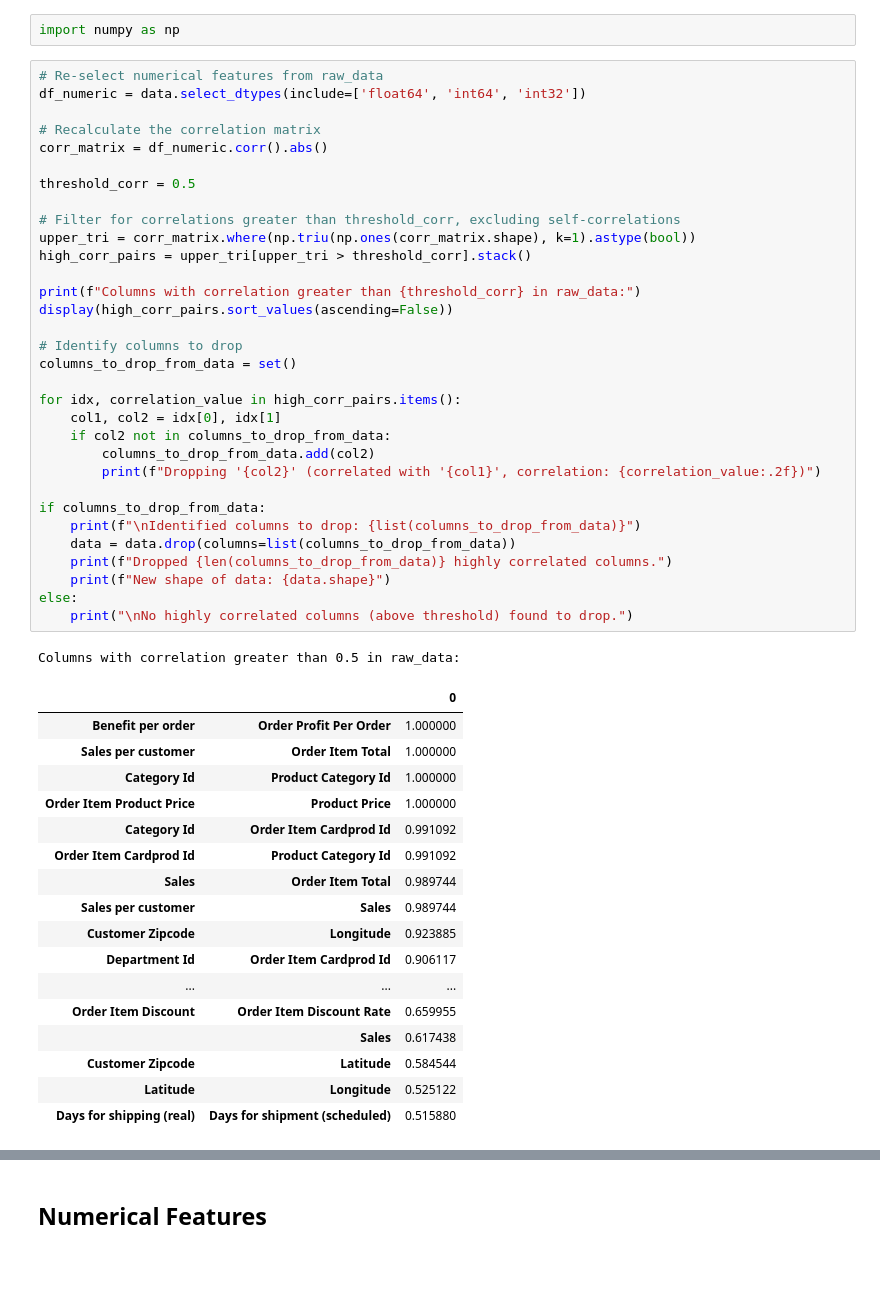
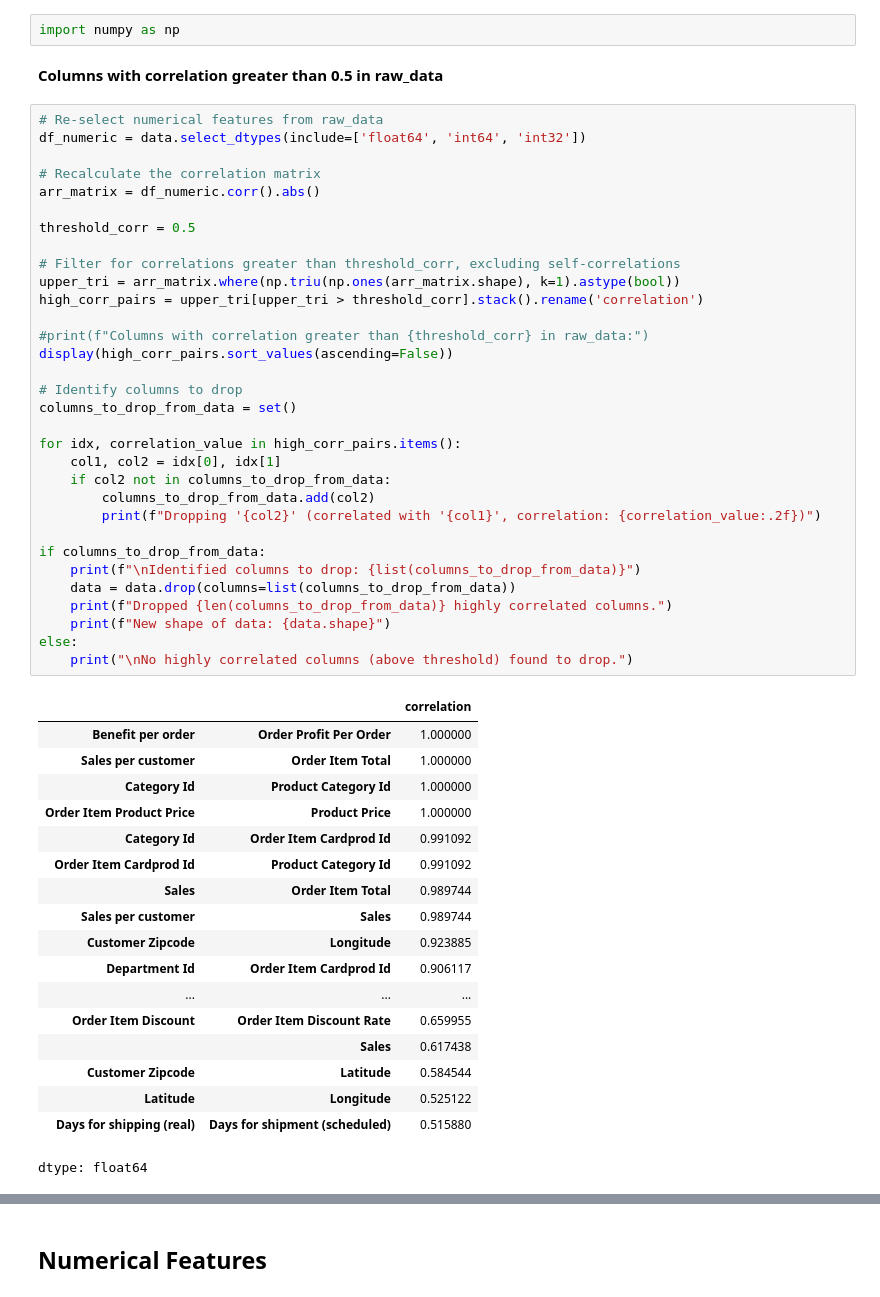
Before and after one commit to tnralakus/stockout_prediction, a Jupyter notebook: stockout_prediction.ipynb, the cells around one changed output, grey strips where cells are left out. Cells and saved outputs as stored; diff of their text form; blank space fills up the shorter version.

```diff
--- a/stockout_prediction.ipynb
+++ b/stockout_prediction.ipynb
@@ -321,54 +342,56 @@ df_numeric.corr()
 22 rows × 22 columns
 # %%
 import numpy as np
+# %% [markdown]
+**Columns with correlation greater than 0.5 in raw_data**
 # %%
 # Re-select numerical features from raw_data
 df_numeric = data.select_dtypes(include=['float64', 'int64', 'int32'])
 
 # Recalculate the correlation matrix
-corr_matrix = df_numeric.corr().abs()
+arr_matrix = df_numeric.corr().abs()
 
 threshold_corr = 0.5
 
 # Filter for correlations greater than threshold_corr, excluding self-correlations
-upper_tri = corr_matrix.where(np.triu(np.ones(corr_matrix.shape), k=1).astype(bool))
-high_corr_pairs = upper_tri[upper_tri > threshold_corr].stack()
+upper_tri = arr_matrix.where(np.triu(np.ones(arr_matrix.shape), k=1).astype(bool))
+high_corr_pairs = upper_tri[upper_tri > threshold_corr].stack().rename('correlation')
 
-print(f"Columns with correlation greater than {threshold_corr} in raw_data:")
+#print(f"Columns with correlation greater than {threshold_corr} in raw_data:")
 display(high_corr_pairs.sort_values(ascending=False))
 
 # Identify columns to drop
 columns_to_drop_from_data = set()
 
 for idx, correlation_value in high_corr_pairs.items():
     col1, col2 = idx[0], idx[1]
     if col2 not in columns_to_drop_from_data:
         columns_to_drop_from_data.add(col2)
         print(f"Dropping '{col2}' (correlated with '{col1}', correlation: {correlation_value:.2f})")
 
 if columns_to_drop_from_data:
     print(f"\nIdentified columns to drop: {list(columns_to_drop_from_data)}")
     data = data.drop(columns=list(columns_to_drop_from_data))
     print(f"Dropped {len(columns_to_drop_from_data)} highly correlated columns.")
     print(f"New shape of data: {data.shape}")
 else:
     print("\nNo highly correlated columns (above threshold) found to drop.")
 # %% [output]
+|  |  | correlation |
+| Benefit per order | Order Profit Per Order | 1.000000 |
+| Sales per customer | Order Item Total | 1.000000 |
+| Category Id | Product Category Id | 1.000000 |
+| Order Item Product Price | Product Price | 1.000000 |
+| Category Id | Order Item Cardprod Id | 0.991092 |
+| Order Item Cardprod Id | Product Category Id | 0.991092 |
+| Sales | Order Item Total | 0.989744 |
+| Sales per customer | Sales | 0.989744 |
+| Customer Zipcode | Longitude | 0.923885 |
+| Department Id | Order Item Cardprod Id | 0.906117 |
+| ... | ... | ... |
+| Order Item Discount | Order Item Discount Rate | 0.659955 |
+|  | Sales | 0.617438 |
+| Customer Zipcode | Latitude | 0.584544 |
+| Latitude | Longitude | 0.525122 |
+| Days for shipping (real) | Days for shipment (scheduled) | 0.515880 |
-Columns with correlation greater than 0.5 in raw_data:
+dtype: float64
-|  |  | 0 |
-| Benefit per order | Order Profit Per Order | 1.000000 |
-| Sales per customer | Order Item Total | 1.000000 |
-| Category Id | Product Category Id | 1.000000 |
-| Order Item Product Price | Product Price | 1.000000 |
-| Category Id | Order Item Cardprod Id | 0.991092 |
-| Order Item Cardprod Id | Product Category Id | 0.991092 |
-| Sales | Order Item Total | 0.989744 |
-| Sales per customer | Sales | 0.989744 |
-| Customer Zipcode | Longitude | 0.923885 |
-| Department Id | Order Item Cardprod Id | 0.906117 |
-| ... | ... | ... |
-| Order Item Discount | Order Item Discount Rate | 0.659955 |
-|  | Sales | 0.617438 |
-| Customer Zipcode | Latitude | 0.584544 |
-| Latitude | Longitude | 0.525122 |
-| Days for shipping (real) | Days for shipment (scheduled) | 0.515880 |
```
Also changed, not shown: parts of 24 cells of this notebook.
